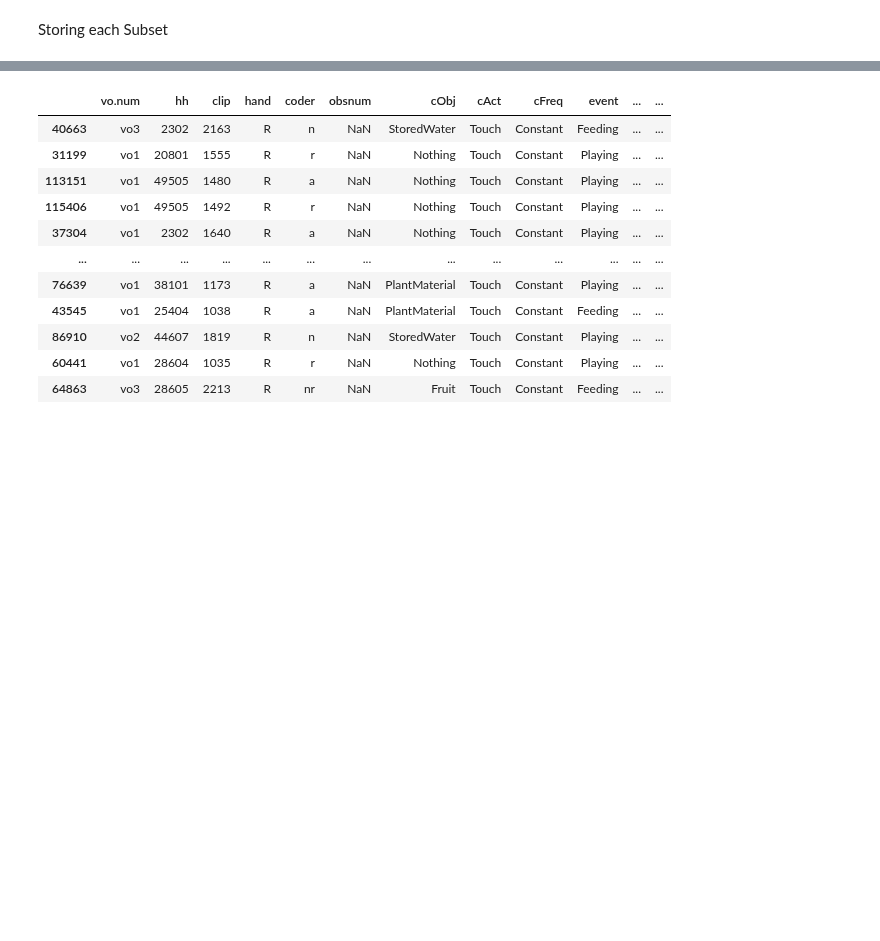
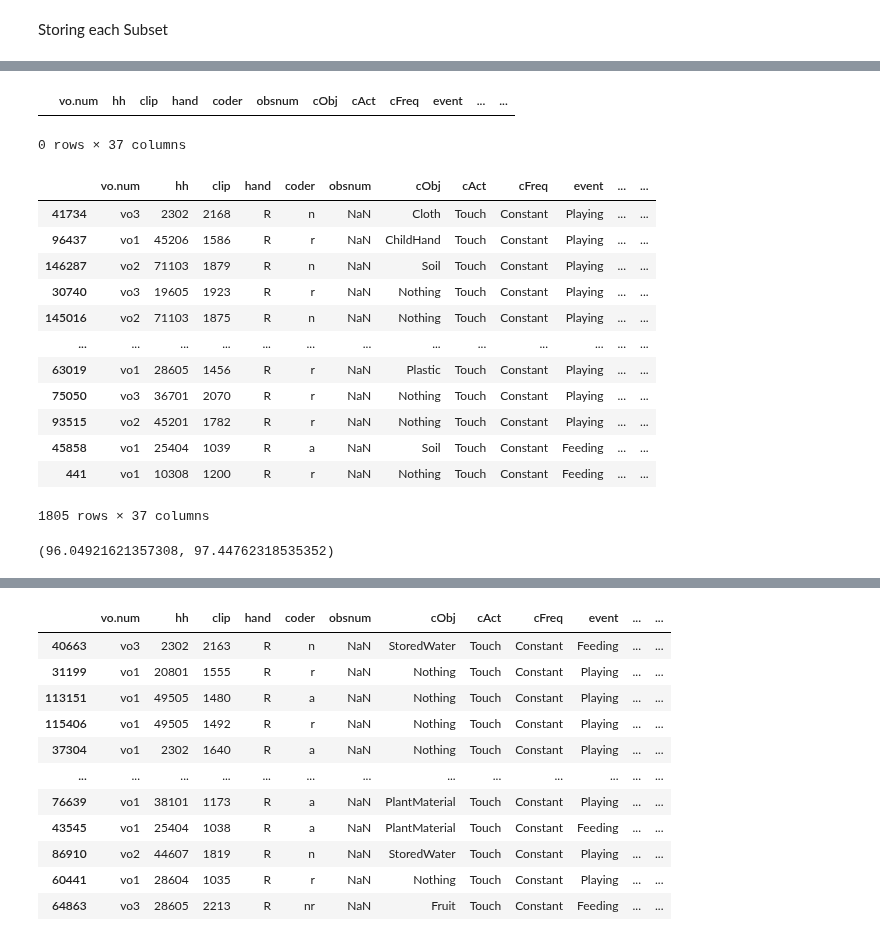
Before and after one commit to reinernoah/Capstone, a Jupyter notebook: Capstone_Final_Code.ipynb, the cells around one changed output, grey strips where cells are left out. Cells and saved outputs as stored; diff of their text form; code cells hidden in the pictures; blank space fills up the shorter version.

```diff
--- a/Capstone_Final_Code.ipynb
+++ b/Capstone_Final_Code.ipynb
@@ -264,0 +386,41 @@ np.mean(train["freq/hr"].unique()), np.median(train["freq/hr"].unique()), np.var
+# %%
+total_dict = {}
+
+subset our times
+  per_child = {}
+
+  divide by children
+
+    divide by vo.num
+# %% [output]
+|  | vo.num | hh | clip | hand | coder | obsnum | cObj | cAct | cFreq | event | ... | ... |
+0 rows × 37 columns
+# %%
+test[1][test[1]["recorded_minutes"]==37]
+
+##we want to calculate freq/hr within the subset, not for the whole time
+# %% [output]
+|  | vo.num | hh | clip | hand | coder | obsnum | cObj | cAct | cFreq | event | ... | ... |
+| 41734 | vo3 | 2302 | 2168 | R | n | NaN | Cloth | Touch | Constant | Playing | ... | ... |
+| 96437 | vo1 | 45206 | 1586 | R | r | NaN | ChildHand | Touch | Constant | Playing | ... | ... |
+| 146287 | vo2 | 71103 | 1879 | R | n | NaN | Soil | Touch | Constant | Playing | ... | ... |
+| 30740 | vo3 | 19605 | 1923 | R | r | NaN | Nothing | Touch | Constant | Playing | ... | ... |
+| 145016 | vo2 | 71103 | 1875 | R | n | NaN | Nothing | Touch | Constant | Playing | ... | ... |
+| ... | ... | ... | ... | ... | ... | ... | ... | ... | ... | ... | ... | ... |
+| 63019 | vo1 | 28605 | 1456 | R | r | NaN | Plastic | Touch | Constant | Playing | ... | ... |
+| 75050 | vo3 | 36701 | 2070 | R | r | NaN | Nothing | Touch | Constant | Playing | ... | ... |
+| 93515 | vo2 | 45201 | 1782 | R | r | NaN | Nothing | Touch | Constant | Playing | ... | ... |
+| 45858 | vo1 | 25404 | 1039 | R | a | NaN | Soil | Touch | Constant | Feeding | ... | ... |
+| 441 | vo1 | 10308 | 1200 | R | r | NaN | Nothing | Touch | Constant | Feeding | ... | ... |
+1805 rows × 37 columns
+# %%
+data = test[4]["freq/hr"].unique()
+
+
+
+#define sample data
+
+#create 95% confidence interval for population standard deviation
+st.norm.interval(alpha=0.95, loc=np.std(data), scale=st.sem(data))
+# %% [output]
+(96.04921621357308, 97.44762318535352)
```
Also changed, not shown: parts of 13 cells of this notebook.
